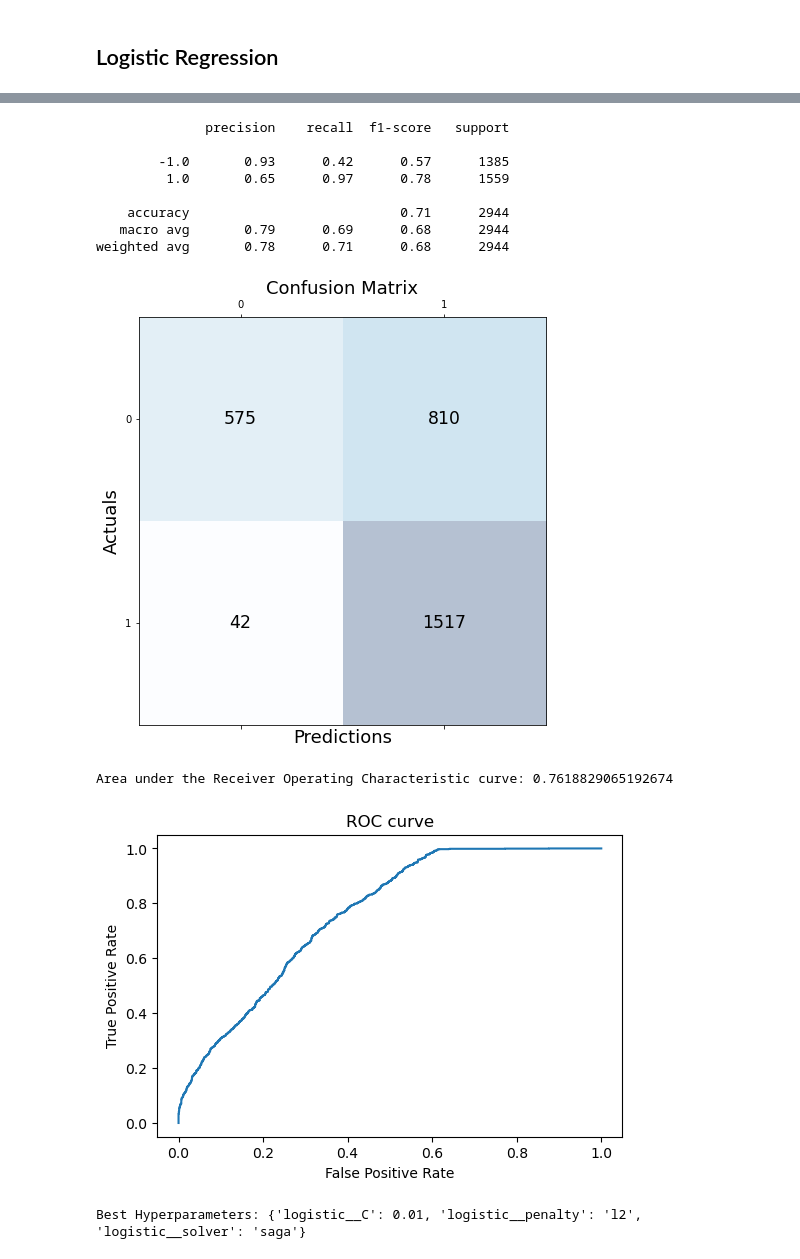
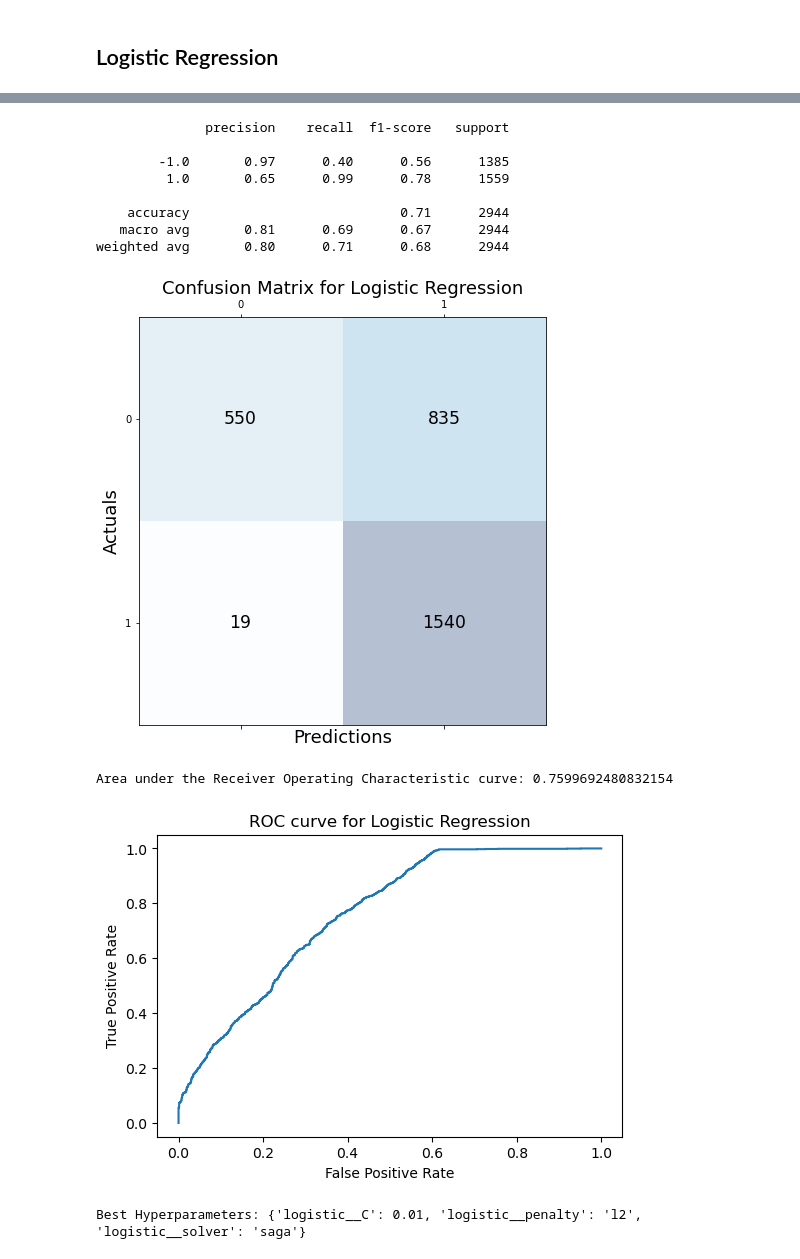
Before and after one commit to COGS118A/Group019-Sp22, a Jupyter notebook: Final_results.ipynb, the cells around one changed output, grey strips where cells are left out. Saved outputs shown, nothing was run; the diff lists cells and outputs as text; code cells hidden in the pictures.

```diff
--- a/Final_results.ipynb
+++ b/Final_results.ipynb
@@ -340,0 +367,20 @@ Accuracy  0.7105978260869565
+# %%
+scaler = StandardScaler()
+logistic = LogisticRegression()
+
+pipe = Pipeline(steps=[("scaler", scaler), ("logistic", logistic)])
+
+params = {
+    'logistic__solver' : ["saga", "lbfgs", "newton-cg"],
+    'logistic__penalty' : ["l2"],
+    'logistic__C': [0.01, 0.1, 1, 10]
+}
+
+log_grid = GridSearchCV(pipe, param_grid= params, n_jobs= -1, cv= 4, scoring= 'recall', error_score='raise')
+result = log_grid.fit(X_train, y_train)
+
+y_pred = log_grid.predict(X_test)
+
+# get the accuracy for our model
+score = log_grid.score(X_test, y_test)
+print("Accuracy ", score)
@@ -341,43 +406,44 @@ Accuracy  0.7105978260869565
+# %%
+print(classification_report(y_test, y_pred))
+# %% [output]
+              precision    recall  f1-score   support
+
+        -1.0       0.97      0.40      0.56      1385
+         1.0       0.65      0.99      0.78      1559
+
+    accuracy                           0.71      2944
+   macro avg       0.81      0.69      0.67      2944
+weighted avg       0.80      0.71      0.68      2944
 # %%
 #code from: https://vitalflux.com/python-draw-confusion-matrix-matplotlib/
-
-print(classification_report(y_test, y_pred))
 
 # get and plot the confusion matrix for our model
 conf_matrix = metrics.confusion_matrix(y_test, y_pred)
 fig, ax = plt.subplots(figsize=(7.5, 7.5))
 ax.matshow(conf_matrix, cmap=plt.cm.Blues, alpha=0.3)
 for i in range(conf_matrix.shape[0]):
     for j in range(conf_matrix.shape[1]):
         ax.text(x=j, y=i,s=conf_matrix[i, j], va='center', ha='center', size='xx-large')
 plt.xlabel('Predictions', fontsize=18)
 plt.ylabel('Actuals', fontsize=18)
-plt.title('Confusion Matrix', fontsize=18)
+plt.title('Confusion Matrix for Logistic Regression', fontsize=18)
 plt.show()
 # %% [output]
-              precision    recall  f1-score   support
-
-        -1.0       0.93      0.42      0.57      1385
-         1.0       0.65      0.97      0.78      1559
-
-    accuracy                           0.71      2944
-   macro avg       0.79      0.69      0.68      2944
-weighted avg       0.78      0.71      0.68      2944
-[figure, old version]
+[figure, new version]
 # %%
-fpr = roc_curve(y_test, clf.predict_proba(X_test)[:,1])[0]  # false positive rate
-tpr = roc_curve(y_test, clf.predict_proba(X_test)[:,1])[1]  # true positive rate
-roc_auc = roc_auc_score(y_test, clf.predict_proba(X_test)[:,1])
+fpr = roc_curve(y_test, result.predict_proba(X_test)[:,1])[0]  # false positive rate
+tpr = roc_curve(y_test, result.predict_proba(X_test)[:,1])[1]  # true positive rate
+roc_auc = roc_auc_score(y_test, result.predict_proba(X_test)[:,1])
 
 # get and plot the ROC curve for our model
 plt.figure(dpi=100)
 plt.plot(fpr, tpr)
-plt.title('ROC curve')
+plt.title('ROC curve for Logistic Regression')
 plt.xlabel('False Positive Rate')
 plt.ylabel('True Positive Rate')
 
 print('Area under the Receiver Operating Characteristic curve:',
       roc_auc)
 # %% [output]
-Area under the Receiver Operating Characteristic curve: 0.7618829065192674
+Area under the Receiver Operating Characteristic curve: 0.7599692480832154
-[figure, old version]
+[figure, new version]
```
Also changed, not shown: parts of 32 cells of this notebook, 1 other file.
